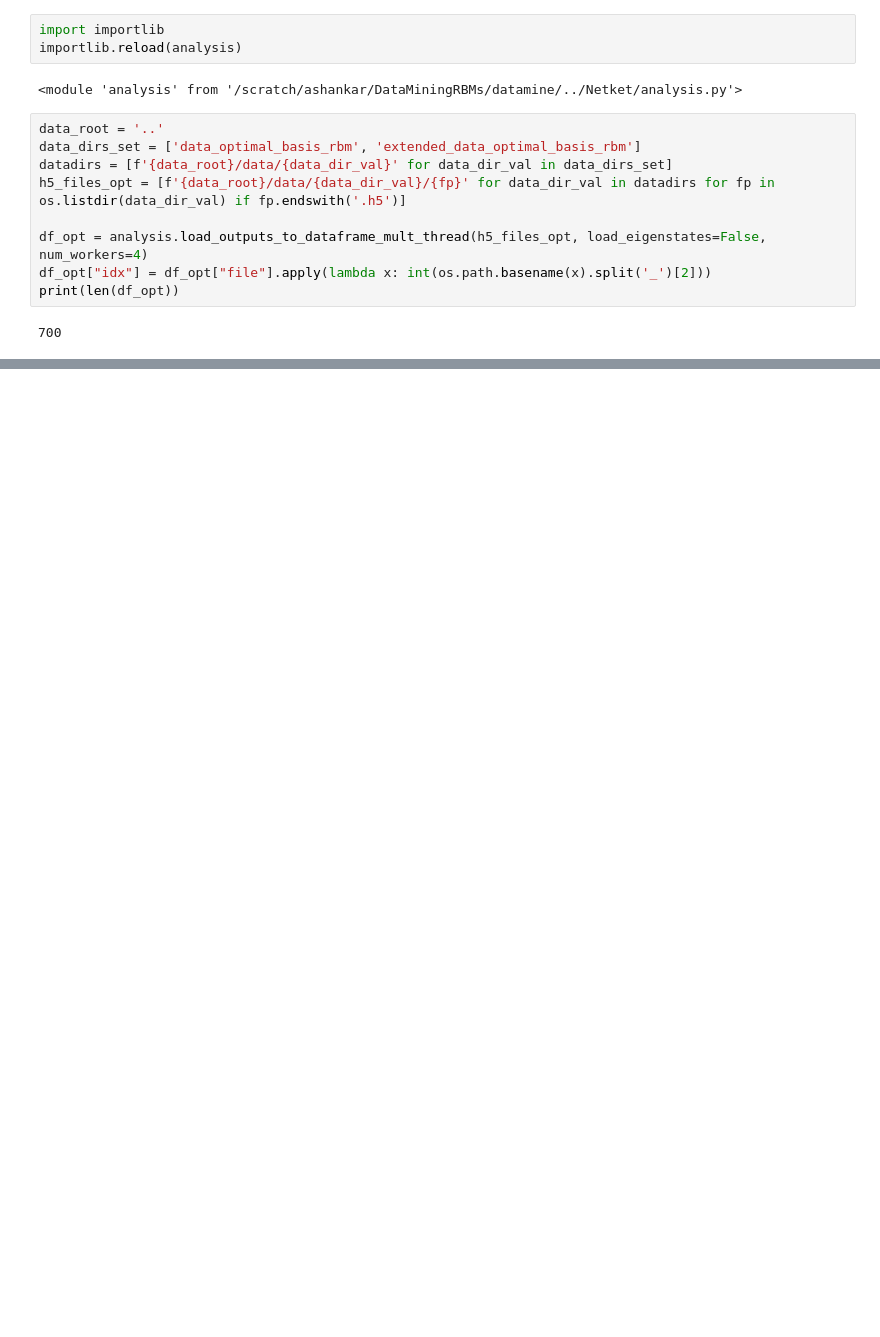
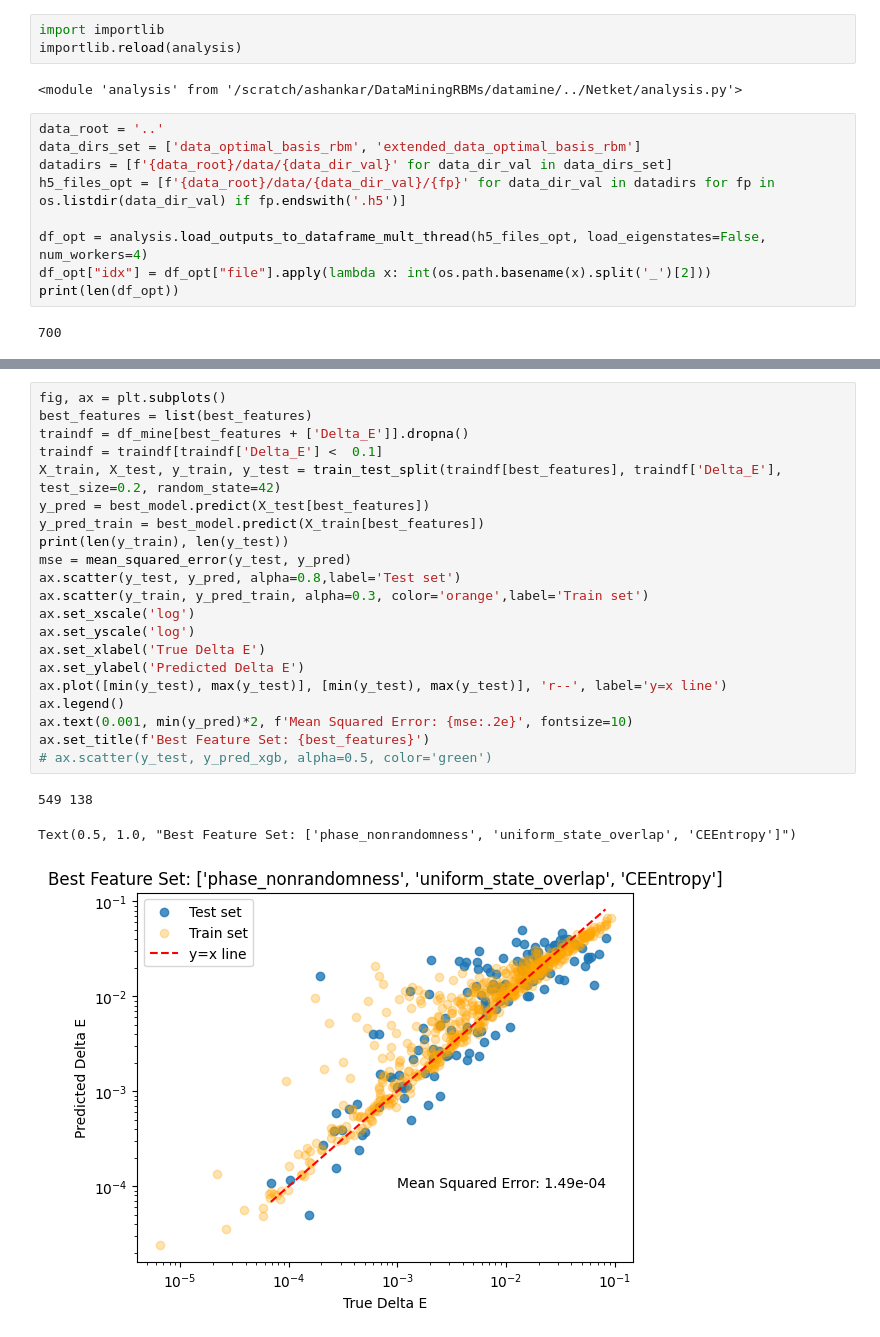
Before and after one commit to NilsNiggemann/DataMiningRBMs, a Jupyter notebook: datamine/perfvsclusterexpn.ipynb, the cells around one changed output, grey strips where cells are left out. Saved outputs shown, nothing was run; the diff lists cells and outputs as text; blank space fills up the shorter version.

```diff
--- a/datamine/perfvsclusterexpn.ipynb
+++ b/datamine/perfvsclusterexpn.ipynb
@@ -163,0 +240,25 @@ Text(0, 0.5, 'Mutual Information with Delta E')
+# %%
+fig, ax = plt.subplots()
+best_features = list(best_features)
+traindf = df_mine[best_features + ['Delta_E']].dropna()
+traindf = traindf[traindf['Delta_E'] <  0.1]
+X_train, X_test, y_train, y_test = train_test_split(traindf[best_features], traindf['Delta_E'], test_size=0.2, random_state=42)
+y_pred = best_model.predict(X_test[best_features])
+y_pred_train = best_model.predict(X_train[best_features])
+print(len(y_train), len(y_test))
+mse = mean_squared_error(y_test, y_pred)
+ax.scatter(y_test, y_pred, alpha=0.8,label='Test set')
+ax.scatter(y_train, y_pred_train, alpha=0.3, color='orange',label='Train set')
+ax.set_xscale('log')
+ax.set_yscale('log')
+ax.set_xlabel('True Delta E')
+ax.set_ylabel('Predicted Delta E')
+ax.plot([min(y_test), max(y_test)], [min(y_test), max(y_test)], 'r--', label='y=x line')
+ax.legend()
+ax.text(0.001, min(y_pred)*2, f'Mean Squared Error: {mse:.2e}', fontsize=10)
+ax.set_title(f'Best Feature Set: {best_features}')
+# ax.scatter(y_test, y_pred_xgb, alpha=0.5, color='green')
+# %% [output]
+549 138
+Text(0.5, 1.0, "Best Feature Set: ['phase_nonrandomness', 'uniform_state_overlap', 'CEEntropy']")
+[figure, added]
```
Also changed, not shown: parts of 8 cells of this notebook, 1 other file.
